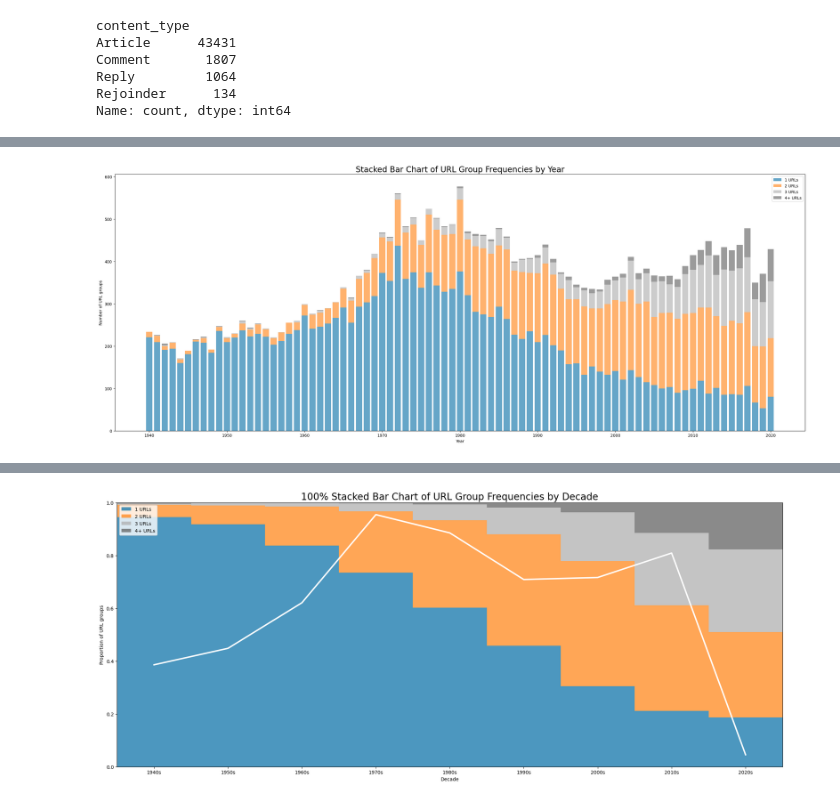
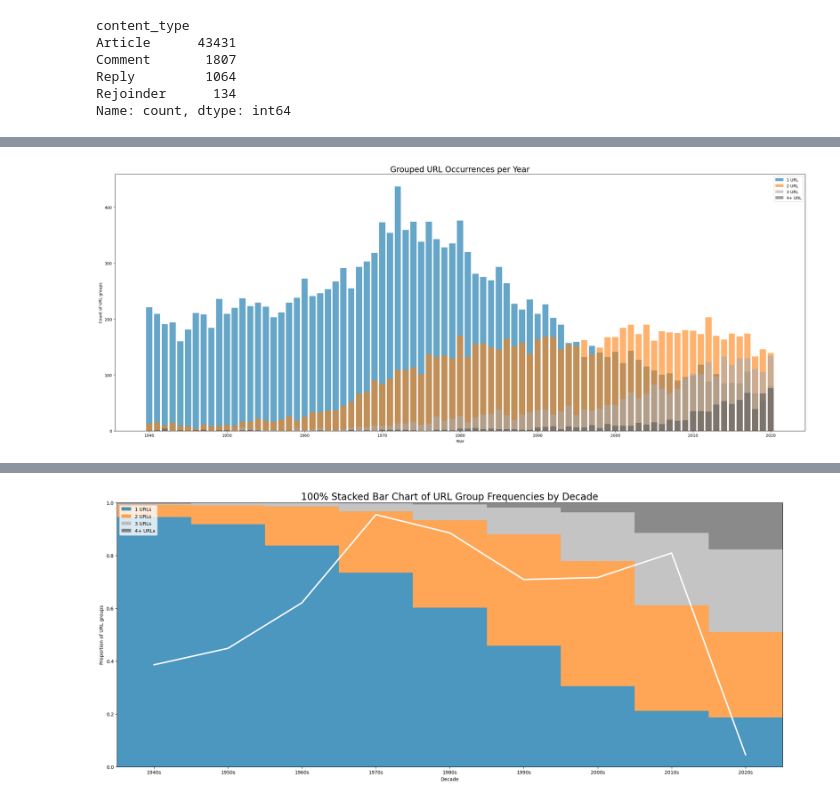
Before and after one commit to cogeorg/80YearsEconomicResearch, a Jupyter notebook: 020_author_names_recon/024_author_consolidation_summary.ipynb, the cells around one changed output, grey strips where cells are left out. Drawn from its saved outputs; the diff is of its cells as text; code cells hidden in the pictures.

```diff
--- a/020_author_names_recon/024_author_consolidation_summary.ipynb
+++ b/020_author_names_recon/024_author_consolidation_summary.ipynb
@@ -333,30 +321,28 @@ plt.show()
-# %%
-# Step 1: Group and bucket
-grouped = proc_auths.groupby(['url', 'year']).size().reset_index(name='count')
-grouped['bucket'] = grouped['count'].apply(lambda x: str(x) if x < 4 else '4+')
-
-# Step 2: Prepare pivoted data
-plot_data = grouped.groupby(['year', 'bucket']).size().reset_index(name='nums')
-pivot = plot_data.pivot(index='year', columns='bucket', values='nums').fillna(0).sort_index()
-
-# Step 3: Plot stacked bars
-plt.rcParams["figure.figsize"] = (25, 10)
-
-bottom = None
-for bucket in ['1', '2', '3', '4+']:
-    if bucket in pivot.columns:
-        if bottom is None:
-            plt.bar(pivot.index, pivot[bucket], label=f'{bucket} URLs', alpha=0.6)
-            bottom = pivot[bucket].copy()
-        else:
-            plt.bar(pivot.index, pivot[bucket], bottom=bottom, label=f'{bucket} URLs', alpha=0.6)
-            bottom += pivot[bucket]
-
-plt.title('Stacked Bar Chart of URL Group Frequencies by Year', size=20)
-plt.xlabel('Year')
-plt.ylabel('Number of URL groups')
-plt.legend()
-plt.tight_layout()
-plt.show()
-# %% [output]
-[figure, removed]
+# %%
+def grouped_chart_overlay(grouped, count_name, ylabel, title):
+    # Step 3: Plot
+    # Step 2: Create a pivot table for plotting
+    plot_data = grouped.groupby(['year', 'bucket']).size().reset_index(name='nums')
+    pivot = plot_data.pivot(index='year', columns='bucket', values='nums').fillna(0).sort_index()
+
+    plt.rcParams["figure.figsize"] = (25, 10)
+    buckets=grouped["bucket"].unique()
+    buckets.sort()
+    for bucket in buckets:
+        if bucket in pivot.columns:
+            plt.bar(pivot.index, pivot[bucket], label=f'{bucket} {count_name}', alpha=0.6)
+
+    plt.title(title, size=20)
+    plt.xlabel('Year')
+    plt.ylabel(ylabel)
+    plt.legend()
+    plt.tight_layout()
+    plt.show()
+
+# Step 1: Create the grouped + bucketed data
+grouped = proc_auths.groupby(['url', 'year']).size().reset_index(name='count')
+grouped['bucket'] = grouped['count'].apply(lambda x: str(x) if x < 4 else '4+')
+
+grouped_chart_overlay(grouped, "URL",'Count of URL groups', 'Grouped URL Occurrences per Year')
+# %% [output]
+[figure, added]
```
Also changed, not shown: parts of 35 cells of this notebook, 14 other files.
